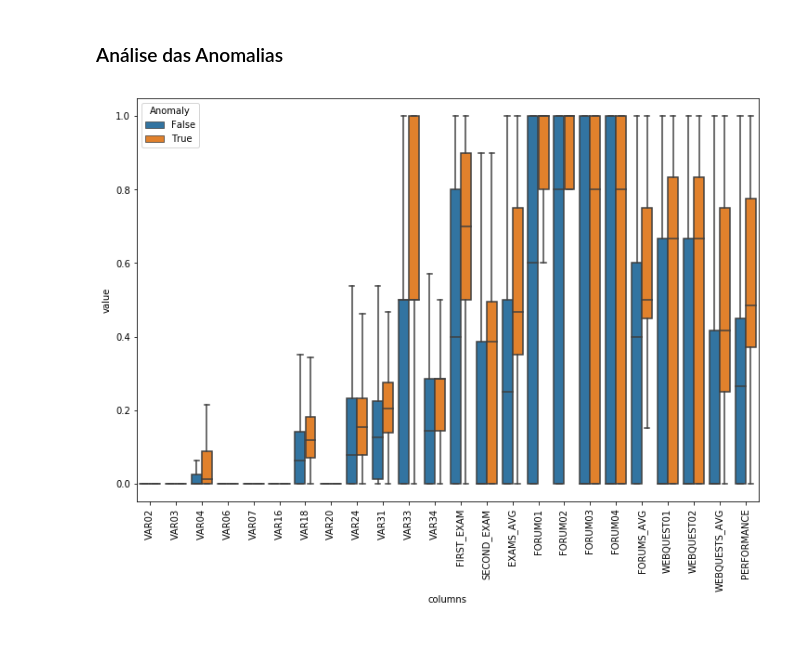
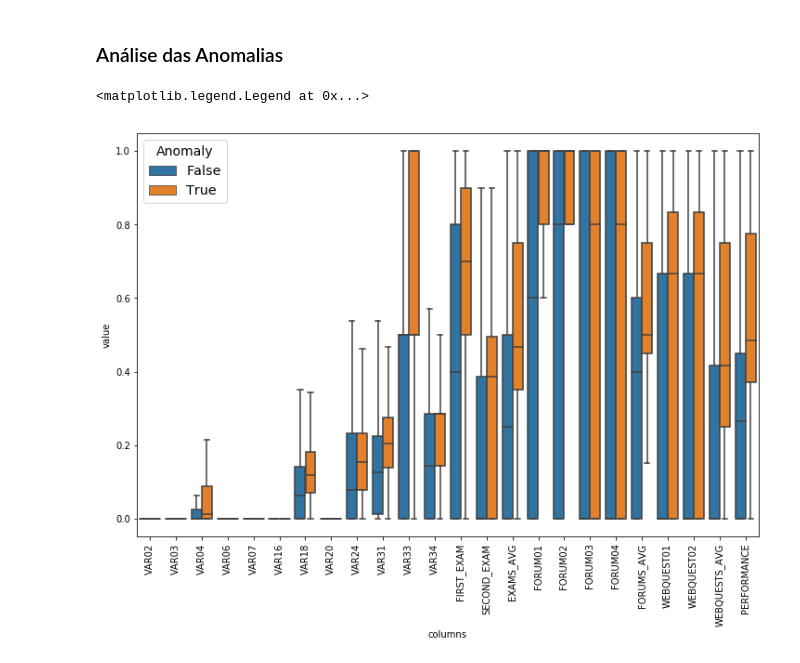
Before and after one commit to Drakmord2/EDM, a Jupyter notebook: Notebooks/Modelagem.ipynb, the cells around one changed output. Cells and saved outputs as stored; diff of their text form; code cells hidden in the pictures.

```diff
--- a/Notebooks/Modelagem.ipynb
+++ b/Notebooks/Modelagem.ipynb
@@ -335,26 +335,29 @@ regular = df_clean.loc[df_clean["DESEMPENHO_BINARIO"] == 0].describe()
 # %%
 _, ax = plt.subplots(1,1, figsize=(12,8))
 ax.set_xticklabels(ax.get_xticklabels(),rotation=90)
 
 anomalias_denorm = anomalias_norm
 df_clean = df_clean_norm
 
 anomalias_denorm["Anomaly"] = True
 df_clean["Anomaly"] = False
 dfbox = pd.concat([df_clean,anomalias_denorm], sort=False)
 dfbox = dfbox.rename(index=str, columns=translation)
 dfbox = dfbox.drop(["DESEMPENHO_BINARIO"], axis=1)
 # "VAR18","VAR31",
 df_melt = dfbox.melt(id_vars = "Anomaly",
                      var_name = 'columns')
 
 b = sns.boxplot(data = df_melt,
                 hue = "Anomaly",
                 x = 'columns',
                 y = 'value',
                 sym='')
+
+ax.legend(title="Anomaly", fontsize='x-large', title_fontsize='14')
 # %% [output]
+<matplotlib.legend.Legend at 0x...>
-[figure, old version]
+[figure, new version]
 # %%
 diff = regular - anomalias
 diff.loc[["mean","std"]]
```
